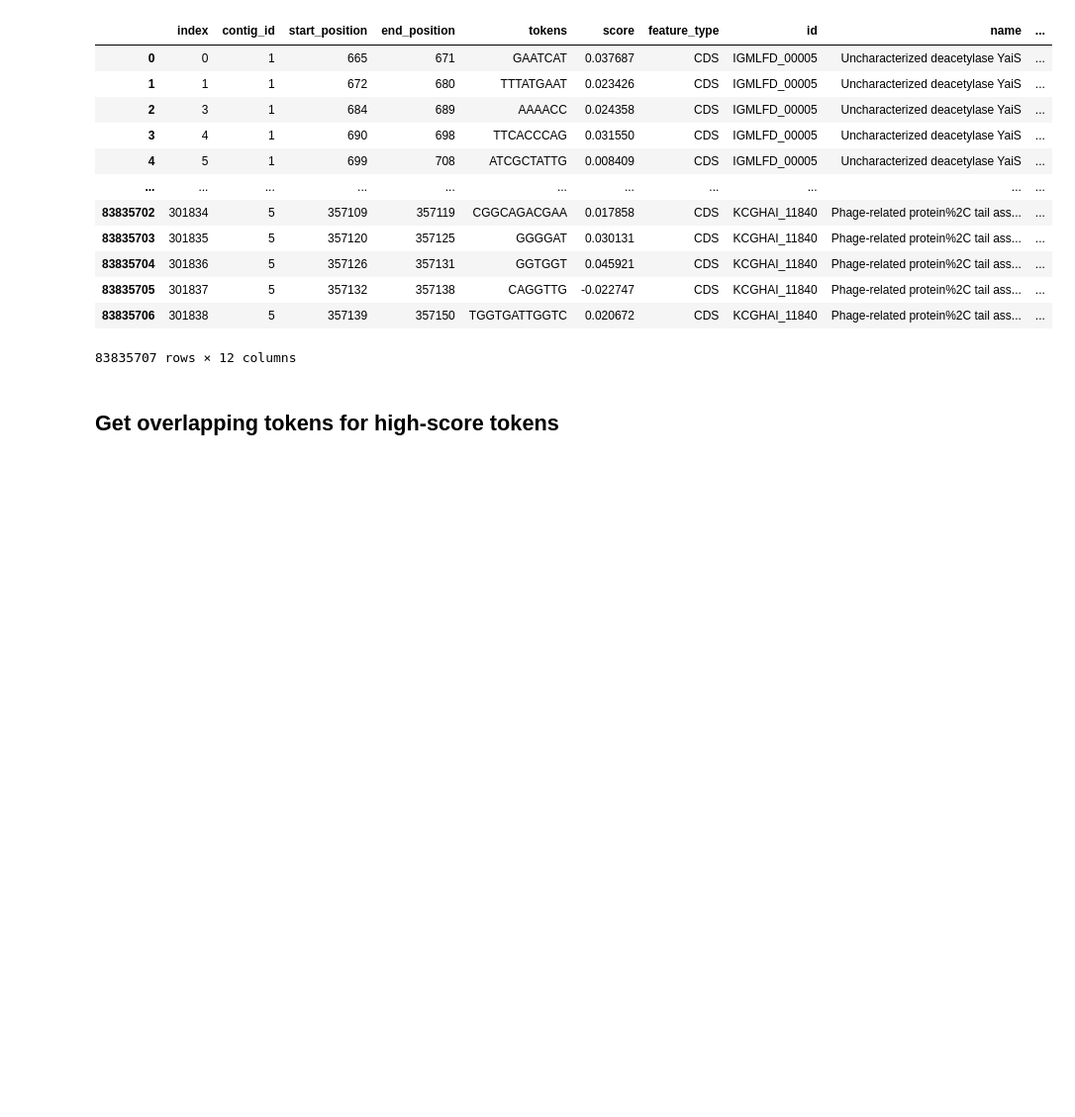
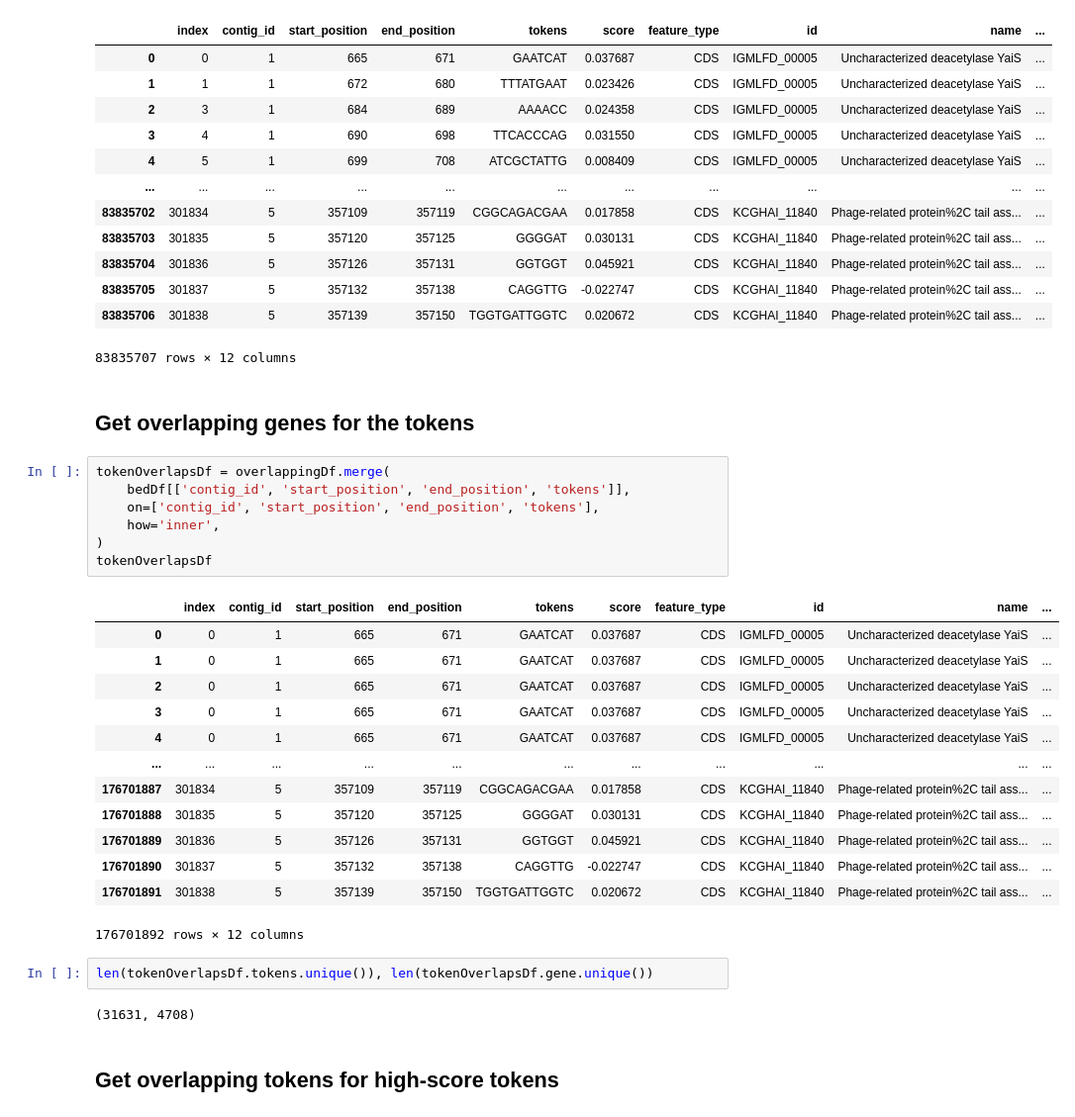
Before and after one commit to ryashpal/alfred-data-analysis, a Jupyter notebook: notebooks/top_annotations_by_weighted_sum/ecoli_top3sd.ipynb, the cells around one changed output. Shown at 99% size. Saved outputs shown, nothing was run; the diff lists cells and outputs as text; blank space fills up the shorter version.

```diff
--- a/notebooks/top_annotations_by_weighted_sum/ecoli_top3sd.ipynb
+++ b/notebooks/top_annotations_by_weighted_sum/ecoli_top3sd.ipynb
@@ -156,6 +156,33 @@ overlappingDf
 | 83835705 | 301837 | 5 | 357132 | 357138 | CAGGTTG | -0.022747 | CDS | KCGHAI_11840 | Phage-related protein%2C tail ass... | ... |
 | 83835706 | 301838 | 5 | 357139 | 357150 | TGGTGATTGGTC | 0.020672 | CDS | KCGHAI_11840 | Phage-related protein%2C tail ass... | ... |
 83835707 rows × 12 columns
+# %% [markdown]
+## Get overlapping genes for the tokens
+# %%
+tokenOverlapsDf = overlappingDf.merge(
+    bedDf[['contig_id', 'start_position', 'end_position', 'tokens']],
+    on=['contig_id', 'start_position', 'end_position', 'tokens'],
+    how='inner',
+)
+tokenOverlapsDf
+# %% [output]
+|  | index | contig_id | start_position | end_position | tokens | score | feature_type | id | name | ... |
+| 0 | 0 | 1 | 665 | 671 | GAATCAT | 0.037687 | CDS | IGMLFD_00005 | Uncharacterized deacetylase YaiS | ... |
+| 1 | 0 | 1 | 665 | 671 | GAATCAT | 0.037687 | CDS | IGMLFD_00005 | Uncharacterized deacetylase YaiS | ... |
+| 2 | 0 | 1 | 665 | 671 | GAATCAT | 0.037687 | CDS | IGMLFD_00005 | Uncharacterized deacetylase YaiS | ... |
+| 3 | 0 | 1 | 665 | 671 | GAATCAT | 0.037687 | CDS | IGMLFD_00005 | Uncharacterized deacetylase YaiS | ... |
+| 4 | 0 | 1 | 665 | 671 | GAATCAT | 0.037687 | CDS | IGMLFD_00005 | Uncharacterized deacetylase YaiS | ... |
+| ... | ... | ... | ... | ... | ... | ... | ... | ... | ... | ... |
+| 176701887 | 301834 | 5 | 357109 | 357119 | CGGCAGACGAA | 0.017858 | CDS | KCGHAI_11840 | Phage-related protein%2C tail ass... | ... |
+| 176701888 | 301835 | 5 | 357120 | 357125 | GGGGAT | 0.030131 | CDS | KCGHAI_11840 | Phage-related protein%2C tail ass... | ... |
+| 176701889 | 301836 | 5 | 357126 | 357131 | GGTGGT | 0.045921 | CDS | KCGHAI_11840 | Phage-related protein%2C tail ass... | ... |
+| 176701890 | 301837 | 5 | 357132 | 357138 | CAGGTTG | -0.022747 | CDS | KCGHAI_11840 | Phage-related protein%2C tail ass... | ... |
+| 176701891 | 301838 | 5 | 357139 | 357150 | TGGTGATTGGTC | 0.020672 | CDS | KCGHAI_11840 | Phage-related protein%2C tail ass... | ... |
+176701892 rows × 12 columns
+# %%
+len(tokenOverlapsDf.tokens.unique()), len(tokenOverlapsDf.gene.unique())
+# %% [output]
+(31631, 4708)
 # %% [markdown]
 ## Get overlapping tokens for high-score tokens
 # %%
```
Also changed, not shown: parts of 1 cell of this notebook, 1 other file.
